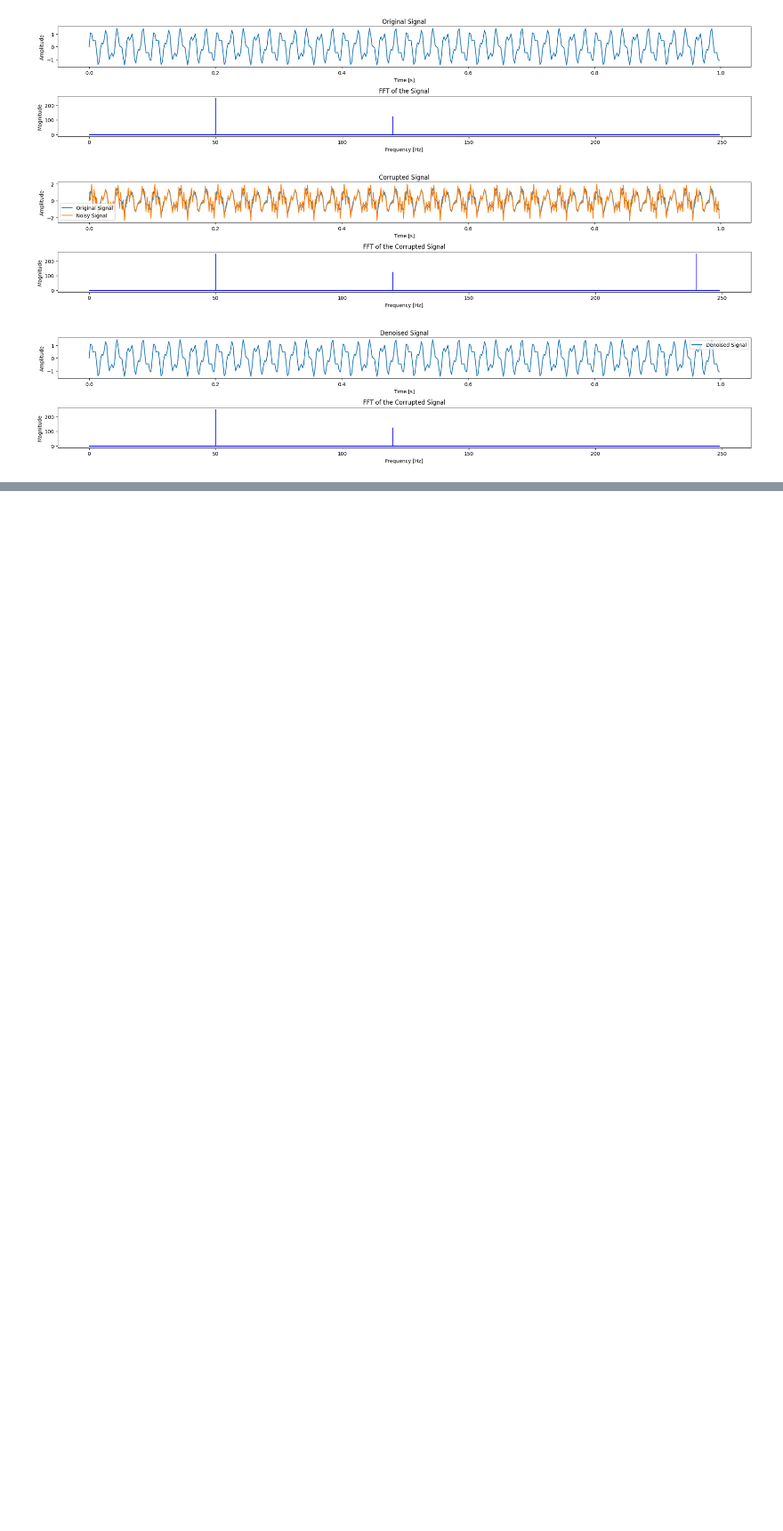
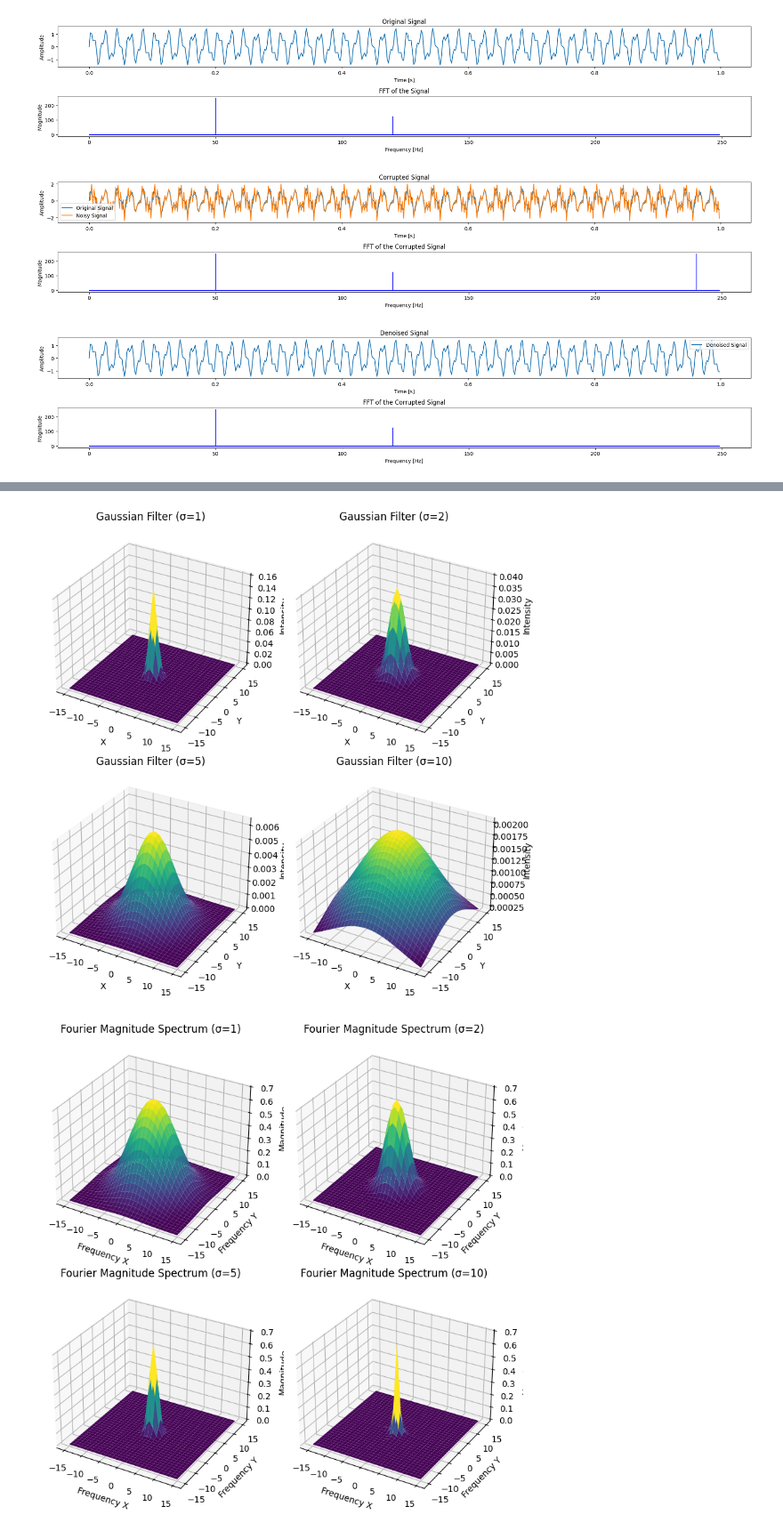
Before and after one commit to JeremieSefo/How-far-can-Mathematics-Go__Applied-Maths, a Jupyter notebook: gradient descent.ipynb, the cells around one changed output, grey strips where cells are left out. Shown at 89% size. Cells and saved outputs as stored; diff of their text form; code cells hidden in the pictures; blank space fills up the shorter version.

```diff
--- a/gradient descent.ipynb
+++ b/gradient descent.ipynb
@@ -463,0 +381,57 @@ plt.show()
+# %%
+
+from mpl_toolkits.mplot3d import Axes3D
+from scipy.fftpack import fft2, fftshift
+
+# Function to create a 2D Gaussian filter
+def gaussian_filter_2d(size, sigma):
+    x, y = np.meshgrid(np.linspace(-size // 2 + 1, size // 2, size), np.linspace(-size // 2 + 1, size // 2, size))
+    g = np.exp(-((x**2 + y**2) / (2.0 * sigma**2)))
+    return g / g.sum()
+
+# List of sigma values
+sigma_values = [1, 2, 5, 10]
+
+# Create a figure with subplots for 3D plotting of Gaussian filters
+fig = plt.figure(figsize=(8, 8))
+
+for i, sigma in enumerate(sigma_values, start=1):
+    size = 31  # Size of the filter
+    gaussian_filter = gaussian_filter_2d(size, sigma)
+
+    ax = fig.add_subplot(2, 2, i, projection='3d')
+    x = y = np.linspace(-size // 2 + 1, size // 2, size)
+    X, Y = np.meshgrid(x, y)
+
+    ax.plot_surface(X, Y, gaussian_filter, cmap='viridis')
+    ax.set_title(f'Gaussian Filter (σ={sigma})')
+    ax.set_xlabel('X')
+    ax.set_ylabel('Y')
+    ax.set_zlabel('Intensity')
+
+plt.tight_layout()
+plt.show()
+
+# Create a figure with subplots for Fourier magnitude spectra
+fig = plt.figure(figsize=(8, 8))
+
+for i, sigma in enumerate(sigma_values, start=1):
+    size = 31  # Size of the filter
+    gaussian_filter = gaussian_filter_2d(size, sigma)
+
+    # Compute the Fourier transform
+    fft_gaussian = fftshift(fft2(gaussian_filter))
+    fft_magnitude = np.log1p(np.abs(fft_gaussian))
+
+    ax = fig.add_subplot(2, 2, i, projection='3d')
+    ax.plot_surface(X, Y, fft_magnitude, cmap='viridis')
+    ax.set_title(f'Fourier Magnitude Spectrum (σ={sigma})')
+    ax.set_xlabel('Frequency X')
+    ax.set_ylabel('Frequency Y')
+    ax.set_zlabel('Magnitude')
+
+plt.tight_layout()
+plt.show()
+# %% [output]
+[figure, added]
+[figure, added]
```
Also changed, not shown: parts of 10 cells of this notebook, 5 other files.
